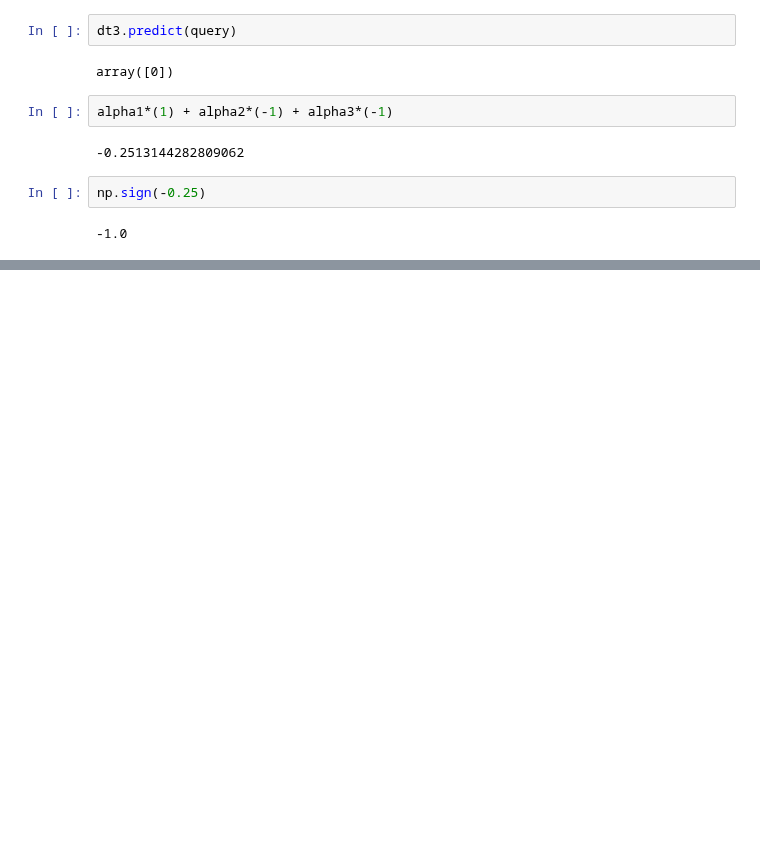
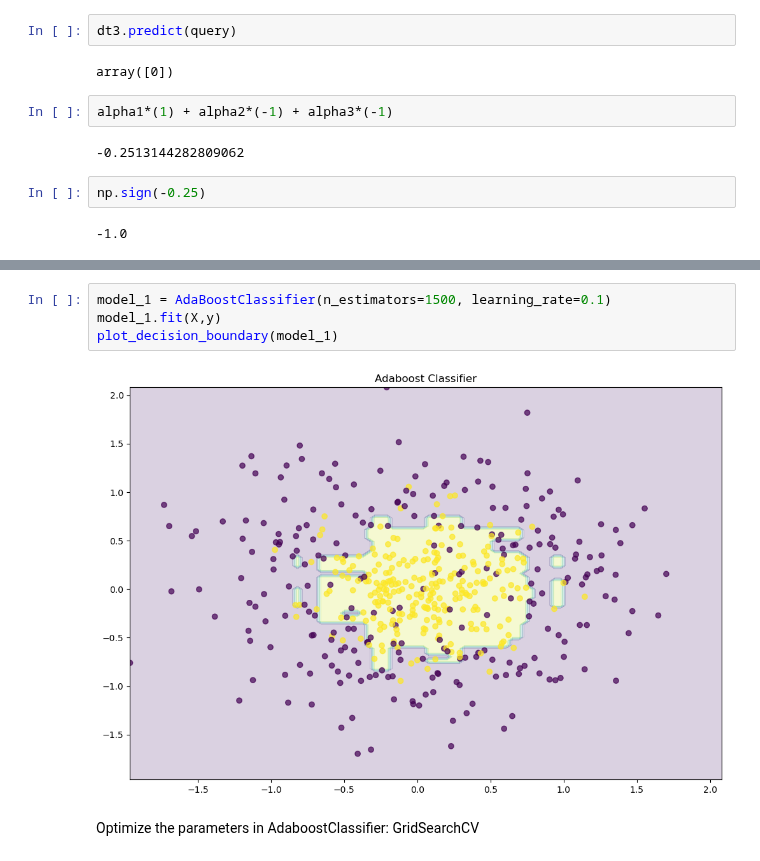
Before and after one commit to vaibhav-arde/MLNotes, a Jupyter notebook: Day_25/MLNotes Adaboost Implementation.ipynb, the cells around one changed output, grey strips where cells are left out. Saved outputs shown, nothing was run; the diff lists cells and outputs as text; blank space fills up the shorter version.

```diff
--- a/Day_25/MLNotes Adaboost Implementation.ipynb
+++ b/Day_25/MLNotes Adaboost Implementation.ipynb
@@ -474,0 +542,8 @@ np.sign(-0.25)
+# %%
+model_1 = AdaBoostClassifier(n_estimators=1500, learning_rate=0.1)
+model_1.fit(X,y)
+plot_decision_boundary(model_1)
+# %% [output]
+[figure, added]
+# %% [markdown]
+Optimize the parameters in AdaboostClassifier: GridSearchCV
```
Also changed, not shown: parts of 32 cells of this notebook, 4 other files.
